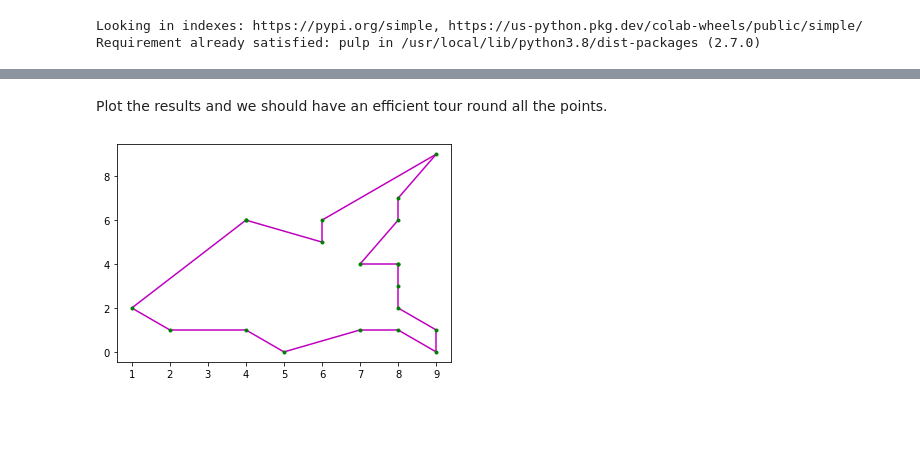
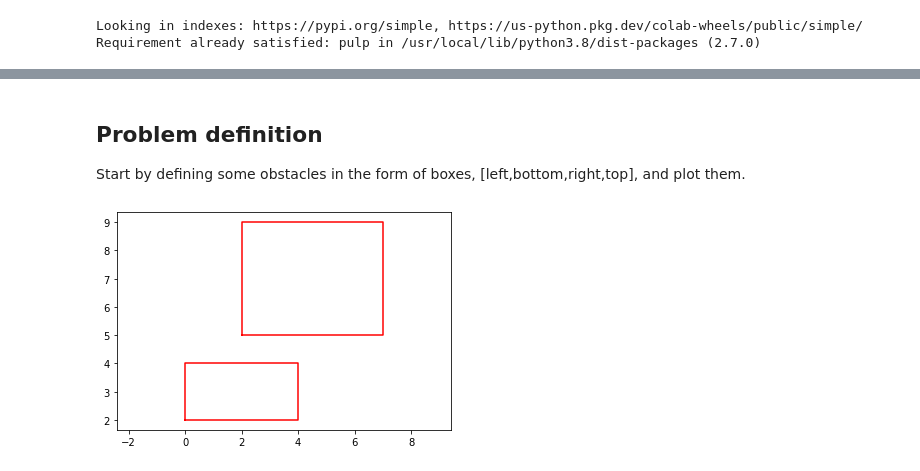
Before and after one commit to arthurrichards77/smply, a Jupyter notebook: milp_path.ipynb, the cells around one changed output, grey strips where cells are left out. Drawn from its saved outputs; the diff is of its cells as text; code cells hidden in the pictures; blank space fills up the shorter version.

```diff
--- a/milp_path.ipynb
+++ b/milp_path.ipynb
@@ -137,10 +21,17 @@ Status: Optimal
-# %% [markdown]
-Plot the results and we should have an efficient tour round all the points.
-# %%
-for (ii,jj) in links:
-    if x[ii,jj].value()==1.:
-        plt.plot([visit_points[ii,0],visit_points[jj,0]],[visit_points[ii,1],visit_points[jj,1]],'m-')
-plt.plot(visit_points[:,0], visit_points[:,1],'g.')
-plt.show()
-# %% [output]
-[figure, removed]
+# %% [markdown]
+## Problem definition
+
+Start by defining some obstacles in the form of boxes, [left,bottom,right,top], and plot them.
+# %%
+obstacles = np.array([(0,2,4,4),(2,5,7,9)])
+
+def plot_obst_box(b):
+  plt.plot(b[[0,0,2,2,0]],b[[1,3,3,1,1]],'r')
+
+for ob in obstacles:
+  plot_obst_box(ob)
+
+plt.axis('equal')
+plt.show()
+# %% [output]
+[figure, added]
```
Also changed, not shown: parts of 35 cells of this notebook.
